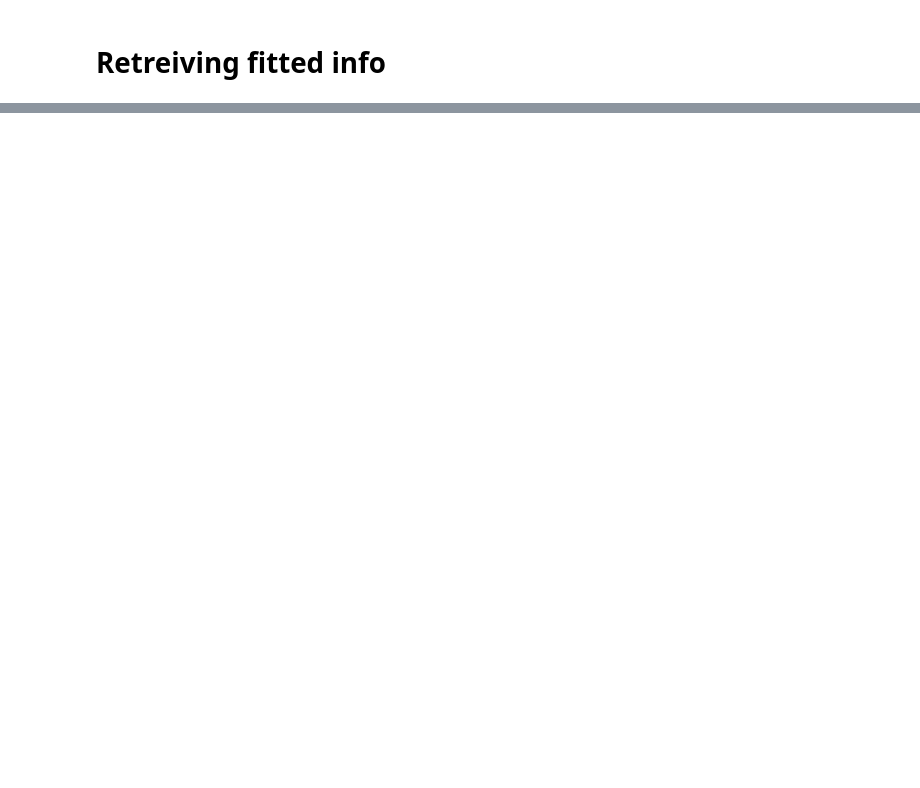
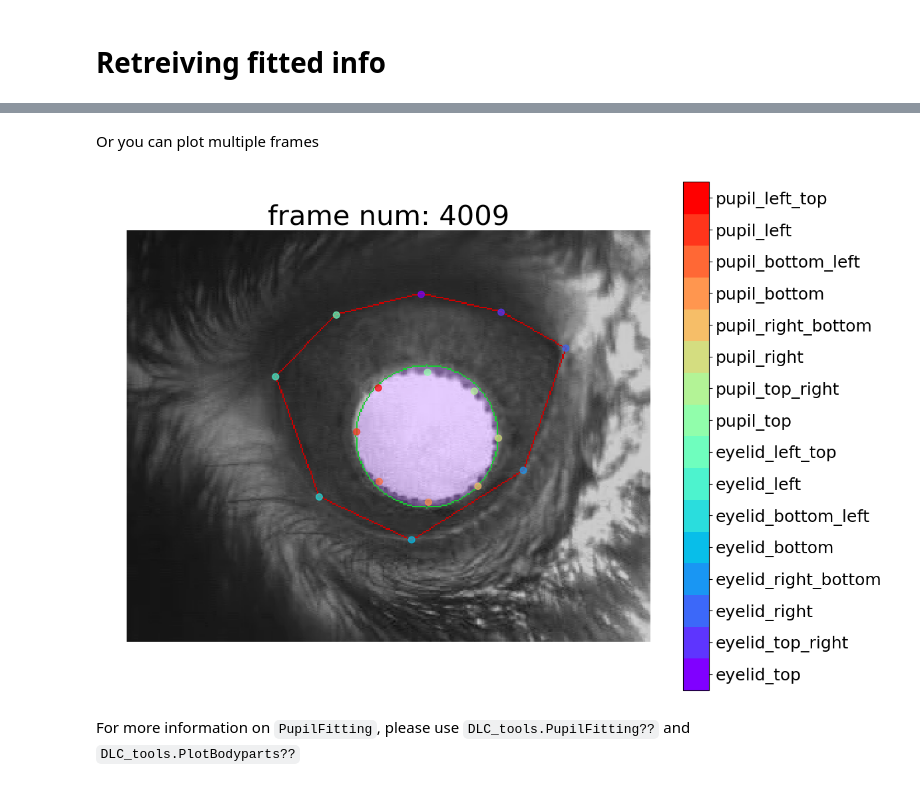
Before and after one commit to cajal/pipeline, a Jupyter notebook: python/example/how_to_use_DLC_pupil_tracking.ipynb, the cells around one changed output, grey strips where cells are left out. Drawn from its saved outputs; the diff is of its cells as text; code cells hidden in the pictures; blank space fills up the shorter version.

```diff
--- a/python/example/how_to_use_DLC_pupil_tracking.ipynb
+++ b/python/example/how_to_use_DLC_pupil_tracking.ipynb
@@ -49,0 +159,8 @@ major_r, minor_r, center = (pupil_new.FittedContourDeeplabcut.Ellipse() & key).f
+# %% [markdown]
+Or you can plot multiple frames
+# %%
+pupil_fit.plot_fitted_multi_frames(start=4000, end=4010, fitting_method='circle')
+# %% [output]
+[figure, added]
+# %% [markdown]
+For more information on `PupilFitting`, please use `DLC_tools.PupilFitting??` and `DLC_tools.PlotBodyparts??`
```
Also changed, not shown: parts of 21 cells of this notebook.
